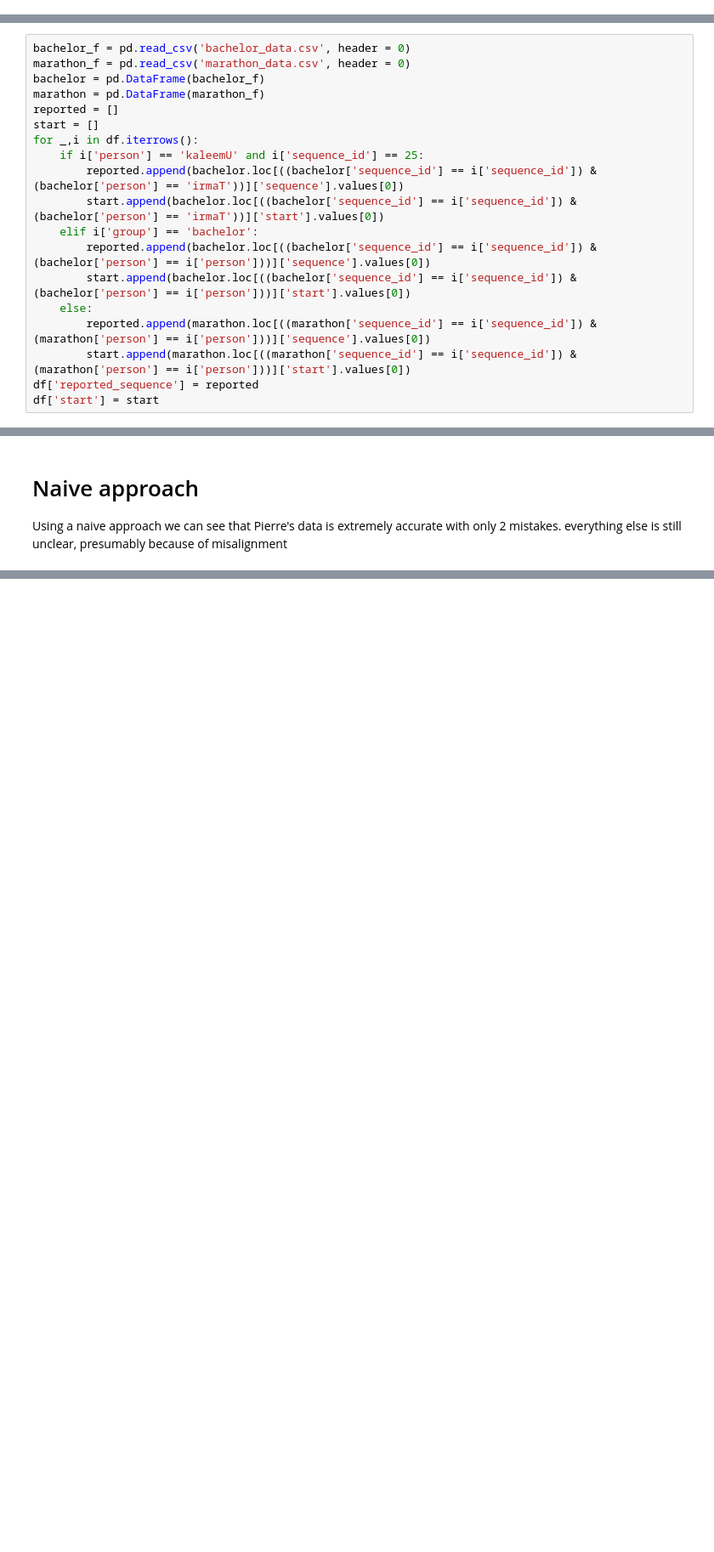
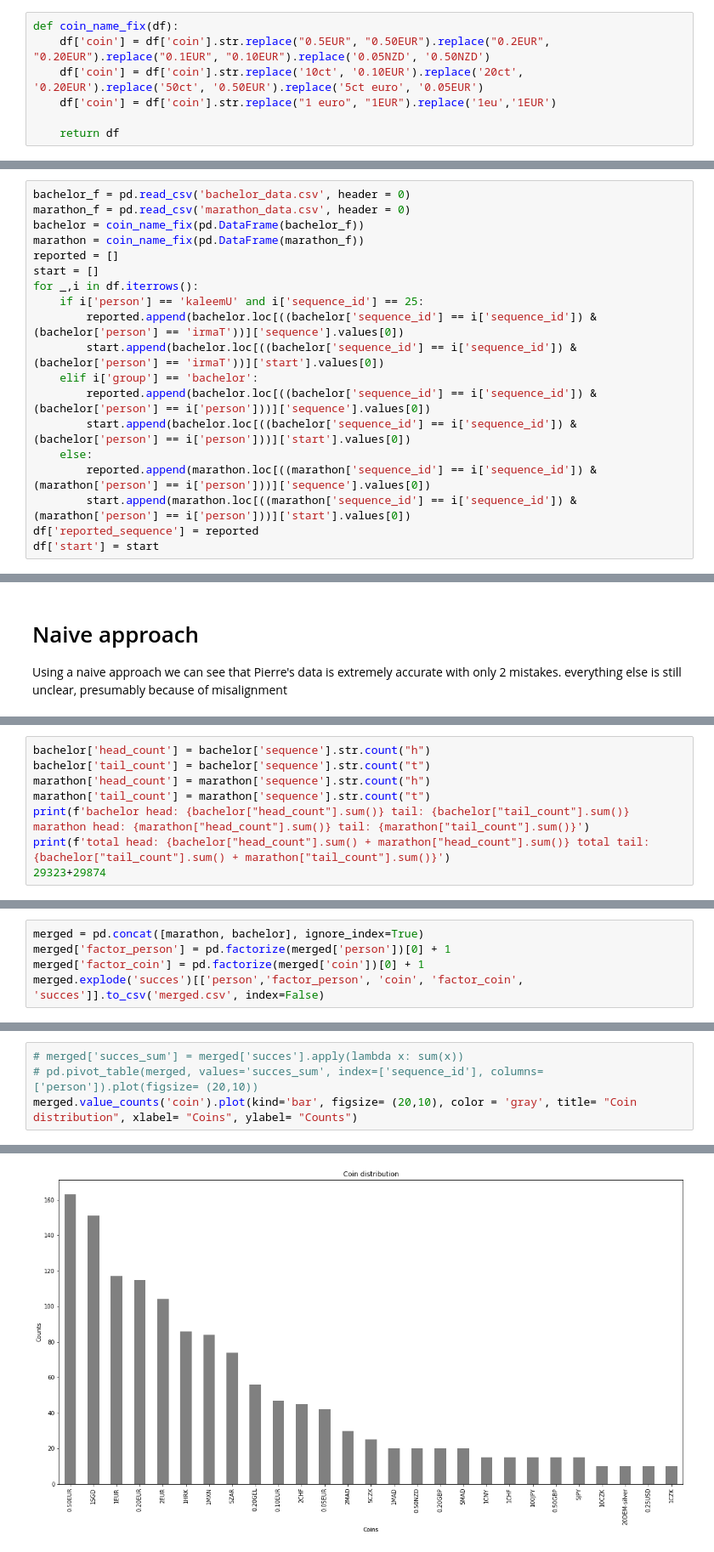
Before and after one commit to AmirSahrani/Thesis, a Jupyter notebook: Audit_notebook.ipynb, the cells around one changed output, grey strips where cells are left out. Shown: that part at 85% size. Cells and saved outputs as stored; diff of their text form; blank space fills up the shorter version.

```diff
--- a/Audit_notebook.ipynb
+++ b/Audit_notebook.ipynb
@@ -4,6 +4,13 @@ import difflib as dl
 # %% [markdown]
 # Assembly and cleaning
 First we assemble all the data, and in some cases we have to reformat some of the sequences. when all is done we clean the data by making everything lowercase
+# %%
+def coin_name_fix(df):
+    df['coin'] = df['coin'].str.replace("0.5EUR", "0.50EUR").replace("0.2EUR", "0.20EUR").replace("0.1EUR", "0.10EUR").replace('0.05NZD', '0.50NZD')
+    df['coin'] = df['coin'].str.replace('10ct', '0.10EUR').replace('20ct', '0.20EUR').replace('50ct', '0.50EUR').replace('5ct euro', '0.05EUR')
+    df['coin'] = df['coin'].str.replace("1 euro", "1EUR").replace('1eu','1EUR')
+
+    return df
 # %%
 def cleaning(df,file):
     if file == 'František': # František has a different format
@@ -27,8 +39,8 @@ Now we need to get the original data form the tosser's to compare
 # %%
 bachelor_f = pd.read_csv('bachelor_data.csv', header = 0)
 marathon_f = pd.read_csv('marathon_data.csv', header = 0)
-bachelor = pd.DataFrame(bachelor_f)
-marathon = pd.DataFrame(marathon_f)
+bachelor = coin_name_fix(pd.DataFrame(bachelor_f))
+marathon = coin_name_fix(pd.DataFrame(marathon_f))
 reported = []
 start = []
 for _,i in df.iterrows():
@@ -128,0 +137,8 @@ Name: sequence_errors, dtype: int64
+# %%
+bachelor['head_count'] = bachelor['sequence'].str.count("h")
+bachelor['tail_count'] = bachelor['sequence'].str.count("t")
+marathon['head_count'] = marathon['sequence'].str.count("h")
+marathon['tail_count'] = marathon['sequence'].str.count("t")
+print(f'bachelor head: {bachelor["head_count"].sum()} tail: {bachelor["tail_count"].sum()} marathon head: {marathon["head_count"].sum()} tail: {marathon["tail_count"].sum()}')
+print(f'total head: {bachelor["head_count"].sum() + marathon["head_count"].sum()} total tail: {bachelor["tail_count"].sum() + marathon["tail_count"].sum()}')
+29323+29874
@@ -322,0 +411,5 @@ ValueError: columns must have matching element counts
+# %%
+merged = pd.concat([marathon, bachelor], ignore_index=True)
+merged['factor_person'] = pd.factorize(merged['person'])[0] + 1
+merged['factor_coin'] = pd.factorize(merged['coin'])[0] + 1
+merged.explode('succes')[['person','factor_person', 'coin', 'factor_coin', 'succes']].to_csv('merged.csv', index=False)
@@ -322,0 +420,5 @@ ValueError: columns must have matching element counts
+# %%
+# merged['succes_sum'] = merged['succes'].apply(lambda x: sum(x))
+# pd.pivot_table(merged, values='succes_sum', index=['sequence_id'], columns=['person']).plot(figsize= (20,10))
+merged.value_counts('coin').plot(kind='bar', figsize= (20,10), color = 'gray', title= "Coin distribution", xlabel= "Coins", ylabel= "Counts")
+# %% [output]
@@ -322,0 +426 @@ ValueError: columns must have matching element counts
+[figure, added]
```
Also changed, not shown: parts of 33 cells of this notebook, 3 other files.
